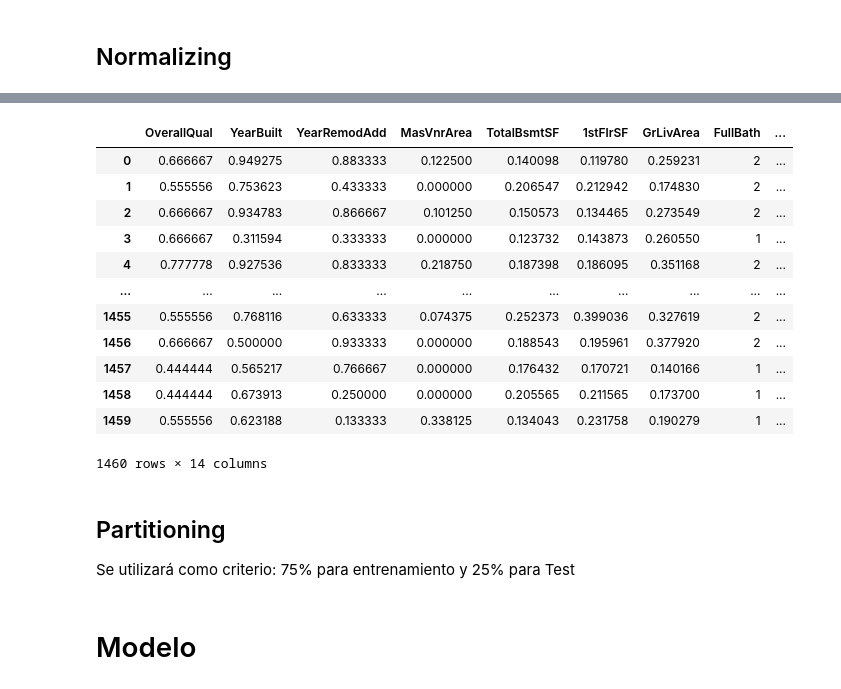
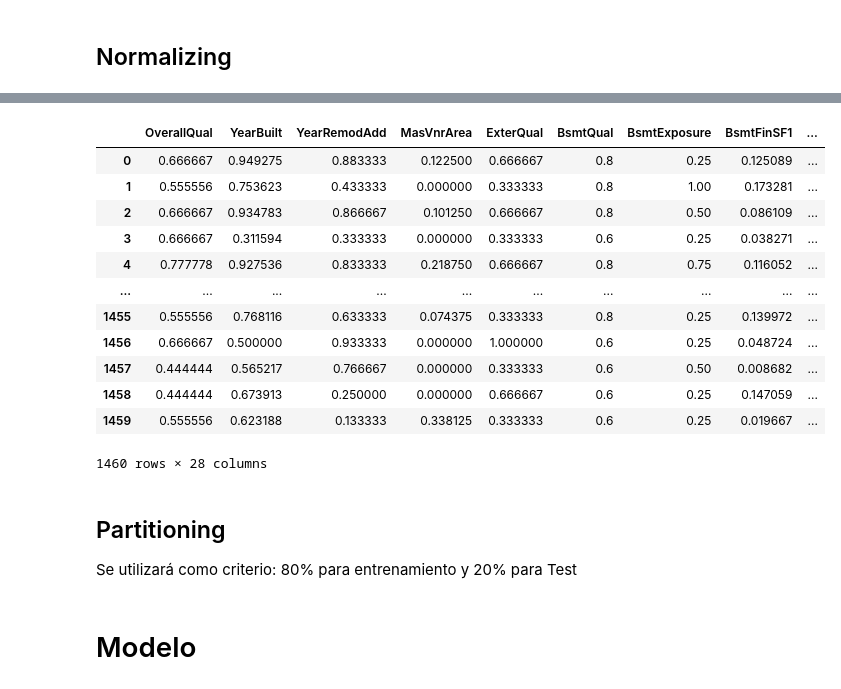
Before and after one commit to corderobot/Kaggle_House-Prices, a Jupyter notebook: NNs/HousePrices_NN.ipynb, the cells around one changed output, grey strips where cells are left out. Saved outputs shown, nothing was run; the diff lists cells and outputs as text; code cells hidden in the pictures.

```diff
--- a/NNs/HousePrices_NN.ipynb
+++ b/NNs/HousePrices_NN.ipynb
@@ -146,3 +199,19 @@ dataset
+# %%
+# Cleaning Test first
+meanTraining = dataset.mean()
+
+# Cleaning LotFrontage
+dataset['LotFrontage'] = dataset['LotFrontage'].replace(float('NaN'), meanTraining['LotFrontage'])
+
+# Cleaning MasVnrArea
+dataset['MasVnrArea'] = dataset['MasVnrArea'].replace(float('NaN'), meanTraining['MasVnrArea'])
+
+# Cleaning GarageYrBlt
+dataset['GarageYrBlt'] = dataset['GarageYrBlt'].replace(float('NaN'), meanTraining['GarageYrBlt'])
+
+for feature in dataset.columns:
+  if dataset[feature].isnull().any():
+    print(feature)
 # %% [markdown]
 ## Correlation Heat Map
 # %%
@@ -223,4 +274,4 @@ Index(['MSSubClass', 'MSZoning', 'LotFrontage', 'LotArea', 'Street', 'Alley',
 # %%
-dataset = dataset[importantFeatures]
-dataset
+datasetClean = dataset[importantFeatures]
+datasetClean
 # %% [output]
@@ -240,9 +291,12 @@ dataset
 # %% [markdown]
 ## Removing Anomalies
 # %%
+'''
+dataset = pd.concat([dataset, target], axis = 1)
 for col in dataset.columns:
   fig, ax = plt.subplots()
   ax.scatter(dataset[col], dataset['SalePrice'])
   plt.ylabel('SalePrice', fontsize=13)
   plt.xlabel(col, fontsize=13)
   plt.show()
+'''
@@ -286,16 +303,15 @@ dtype: bool
 # %% [markdown]
 ## Normalizing
 # %%
-toNormalize = ['OverallQual', 'YearRemodAdd', 'MasVnrArea',
-               'TotalBsmtSF', '1stFlrSF', 'GrLivArea',
-               'GarageYrBlt', 'GarageArea', 'YearBuilt']
+notToNormalize = ['SalePrice']
 
-def normalize_dataset(ds, attributes):
-  for col in attributes:
-    maxi = ds[col].max()
-    mini = ds[col].min()
-    ds[col] = (ds[col] - mini)/(maxi-mini)
+def normalize_dataset(ds, exceptAtr):
+  for col in ds.columns:
+    if col not in exceptAtr:
+      maxi = ds[col].max()
+      mini = ds[col].min()
+      ds[col] = (ds[col] - mini)/(maxi-mini)
 
-normalize_dataset(dataset, toNormalize)
-dataset
+normalize_dataset(datasetClean, notToNormalize)
+datasetClean
 # %% [output]
@@ -302,18 +335,18 @@ dataset
-|  | OverallQual | YearBuilt | YearRemodAdd | MasVnrArea | TotalBsmtSF | 1stFlrSF | GrLivArea | FullBath | ... |
-| 0 | 0.666667 | 0.949275 | 0.883333 | 0.122500 | 0.140098 | 0.119780 | 0.259231 | 2 | ... |
-| 1 | 0.555556 | 0.753623 | 0.433333 | 0.000000 | 0.206547 | 0.212942 | 0.174830 | 2 | ... |
-| 2 | 0.666667 | 0.934783 | 0.866667 | 0.101250 | 0.150573 | 0.134465 | 0.273549 | 2 | ... |
-| 3 | 0.666667 | 0.311594 | 0.333333 | 0.000000 | 0.123732 | 0.143873 | 0.260550 | 1 | ... |
-| 4 | 0.777778 | 0.927536 | 0.833333 | 0.218750 | 0.187398 | 0.186095 | 0.351168 | 2 | ... |
+|  | OverallQual | YearBuilt | YearRemodAdd | MasVnrArea | ExterQual | BsmtQual | BsmtExposure | BsmtFinSF1 | ... |
+| 0 | 0.666667 | 0.949275 | 0.883333 | 0.122500 | 0.666667 | 0.8 | 0.25 | 0.125089 | ... |
+| 1 | 0.555556 | 0.753623 | 0.433333 | 0.000000 | 0.333333 | 0.8 | 1.00 | 0.173281 | ... |
+| 2 | 0.666667 | 0.934783 | 0.866667 | 0.101250 | 0.666667 | 0.8 | 0.50 | 0.086109 | ... |
+| 3 | 0.666667 | 0.311594 | 0.333333 | 0.000000 | 0.333333 | 0.6 | 0.25 | 0.038271 | ... |
+| 4 | 0.777778 | 0.927536 | 0.833333 | 0.218750 | 0.666667 | 0.8 | 0.75 | 0.116052 | ... |
 | ... | ... | ... | ... | ... | ... | ... | ... | ... | ... |
-| 1455 | 0.555556 | 0.768116 | 0.633333 | 0.074375 | 0.252373 | 0.399036 | 0.327619 | 2 | ... |
-| 1456 | 0.666667 | 0.500000 | 0.933333 | 0.000000 | 0.188543 | 0.195961 | 0.377920 | 2 | ... |
-| 1457 | 0.444444 | 0.565217 | 0.766667 | 0.000000 | 0.176432 | 0.170721 | 0.140166 | 1 | ... |
-| 1458 | 0.444444 | 0.673913 | 0.250000 | 0.000000 | 0.205565 | 0.211565 | 0.173700 | 1 | ... |
-| 1459 | 0.555556 | 0.623188 | 0.133333 | 0.338125 | 0.134043 | 0.231758 | 0.190279 | 1 | ... |
+| 1455 | 0.555556 | 0.768116 | 0.633333 | 0.074375 | 0.333333 | 0.8 | 0.25 | 0.139972 | ... |
+| 1456 | 0.666667 | 0.500000 | 0.933333 | 0.000000 | 1.000000 | 0.6 | 0.25 | 0.048724 | ... |
+| 1457 | 0.444444 | 0.565217 | 0.766667 | 0.000000 | 0.333333 | 0.6 | 0.50 | 0.008682 | ... |
+| 1458 | 0.444444 | 0.673913 | 0.250000 | 0.000000 | 0.666667 | 0.6 | 0.25 | 0.147059 | ... |
+| 1459 | 0.555556 | 0.623188 | 0.133333 | 0.338125 | 0.333333 | 0.6 | 0.25 | 0.019667 | ... |
-1460 rows × 14 columns
+1460 rows × 28 columns
 # %% [markdown]
 ## Partitioning
-Se utilizará como criterio: 75% para entrenamiento y 25% para Test
+Se utilizará como criterio: 80% para entrenamiento y 20% para Test
 # %%
 # Training
```
Also changed, not shown: parts of 24 cells of this notebook.
